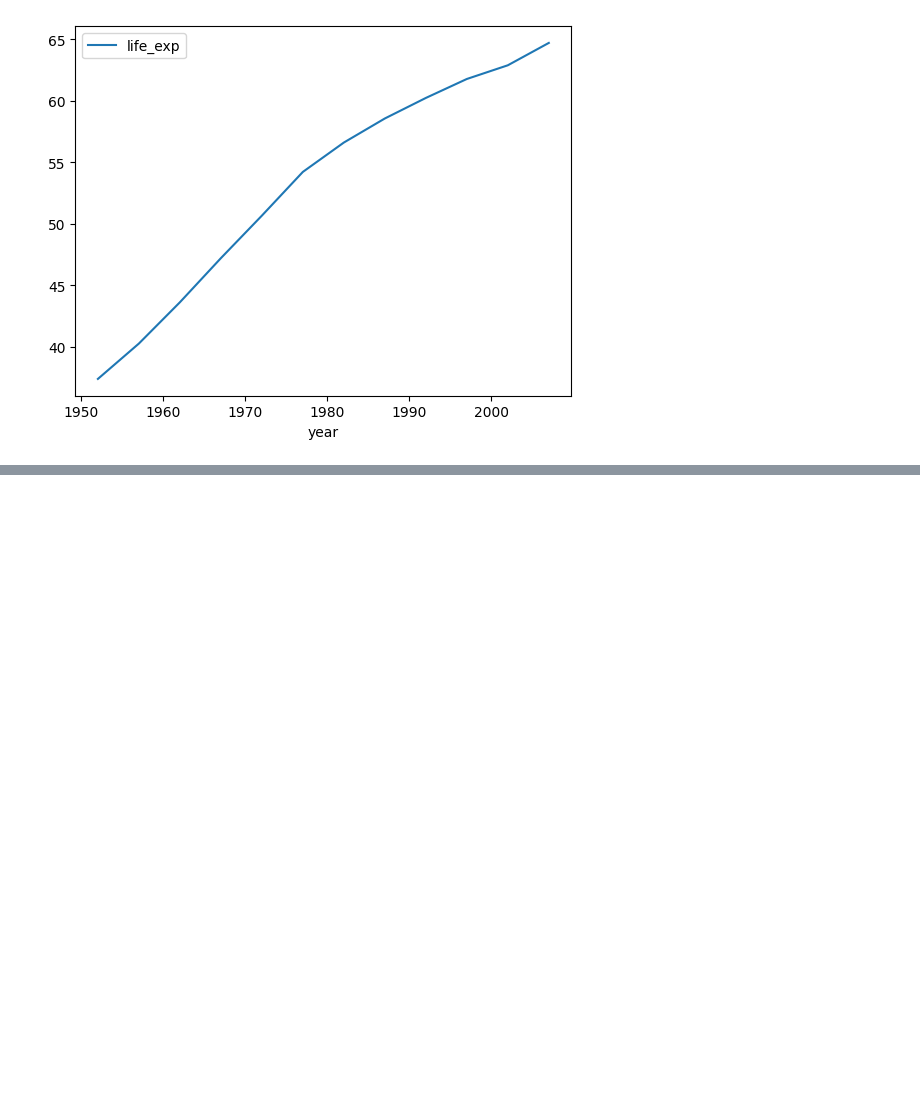
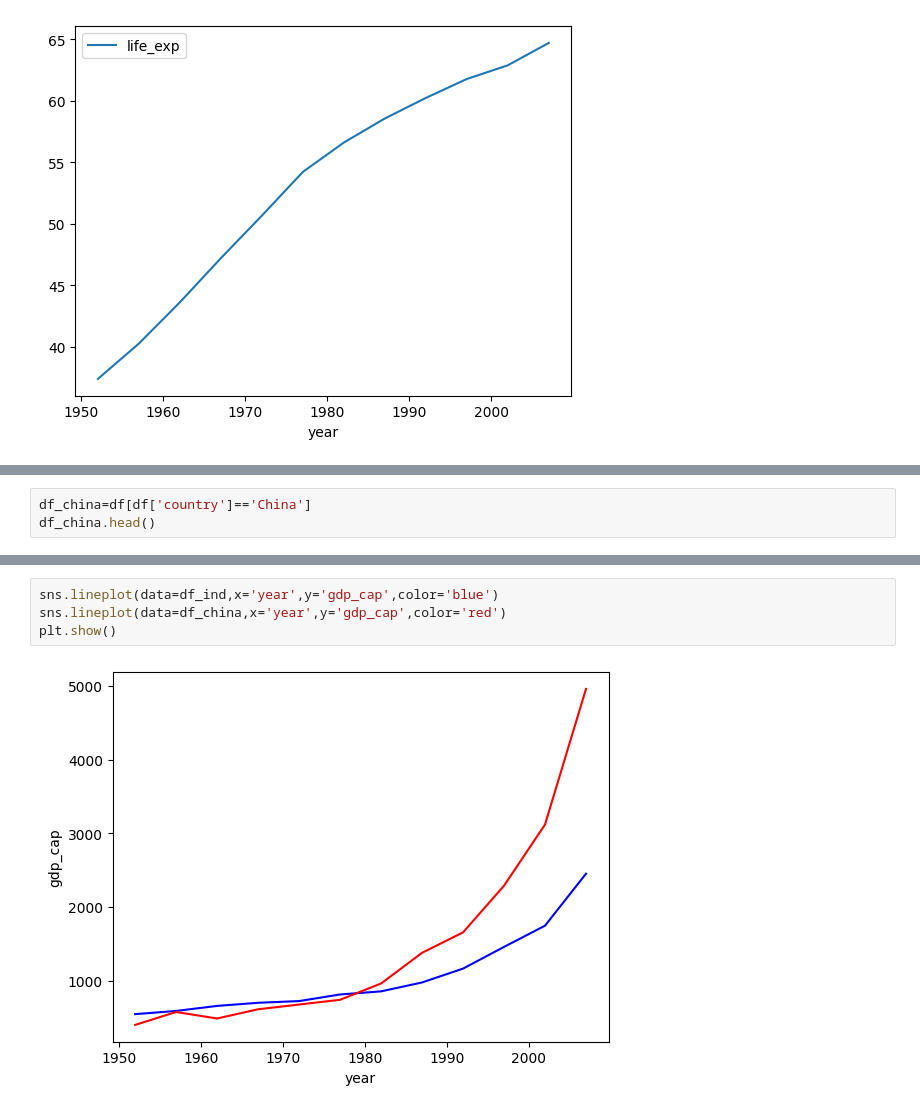
Before and after one commit to Dhrupad-05/Python-Libraries-for-Data-Science-For-Beginners-, a Jupyter notebook: How_Companies_Decide_What_to_Build_or_Ignore_Using_Data.ipynb, the cells around one changed output, grey strips where cells are left out. Cells and saved outputs as stored; diff of their text form; blank space fills up the shorter version.

Commit message:
Added Comparison Lineplot

```diff
--- a/How_Companies_Decide_What_to_Build_or_Ignore_Using_Data.ipynb
+++ b/How_Companies_Decide_What_to_Build_or_Ignore_Using_Data.ipynb
@@ -189,0 +193,3 @@ df_ind.plot(x='year',y='life_exp')
+# %%
+df_china=df[df['country']=='China']
+df_china.head()
@@ -189,0 +203,6 @@ df_ind.plot(x='year',y='life_exp')
+# %%
+sns.lineplot(data=df_ind,x='year',y='gdp_cap',color='blue')
+sns.lineplot(data=df_china,x='year',y='gdp_cap',color='red')
+plt.show()
+# %% [output]
+[figure, added]
```
Also changed, not shown: parts of 4 cells of this notebook.
